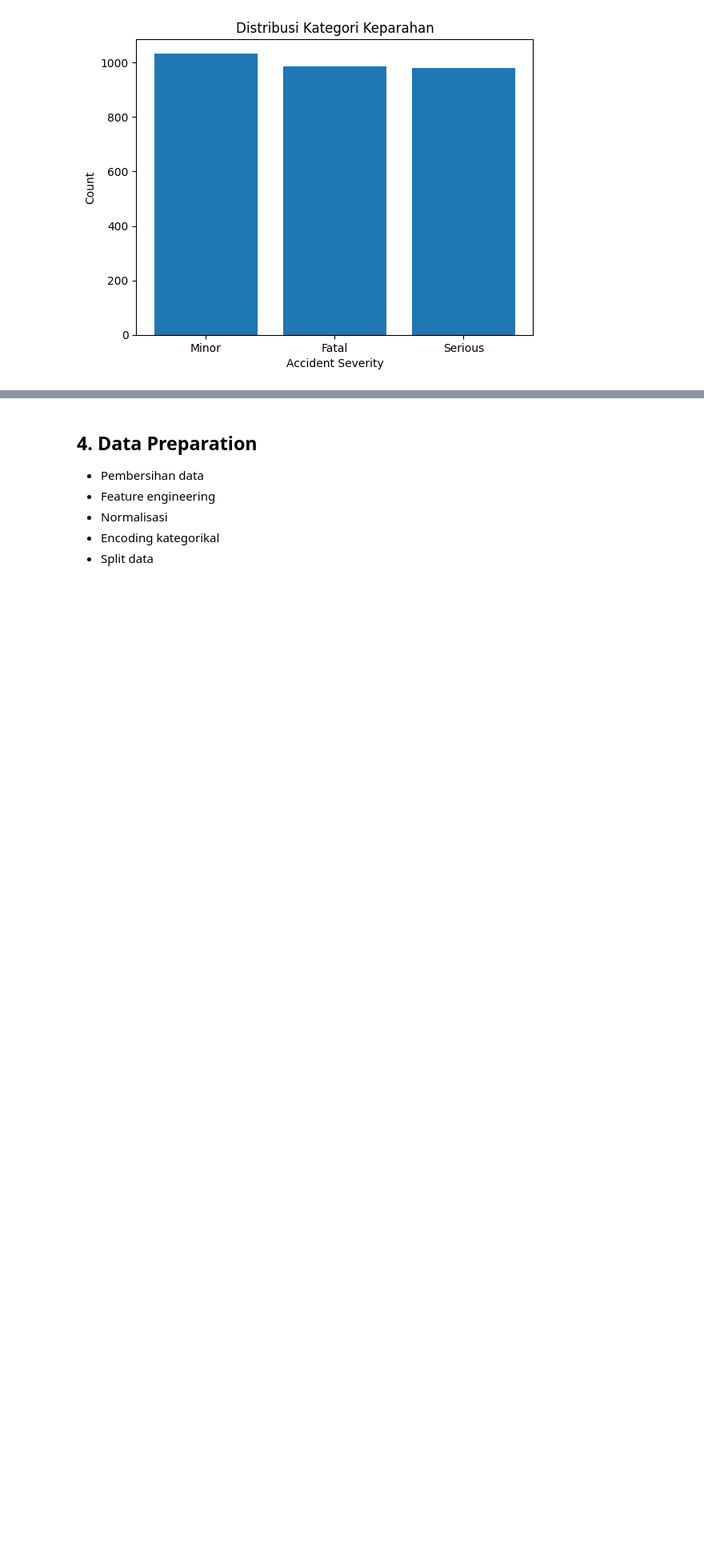
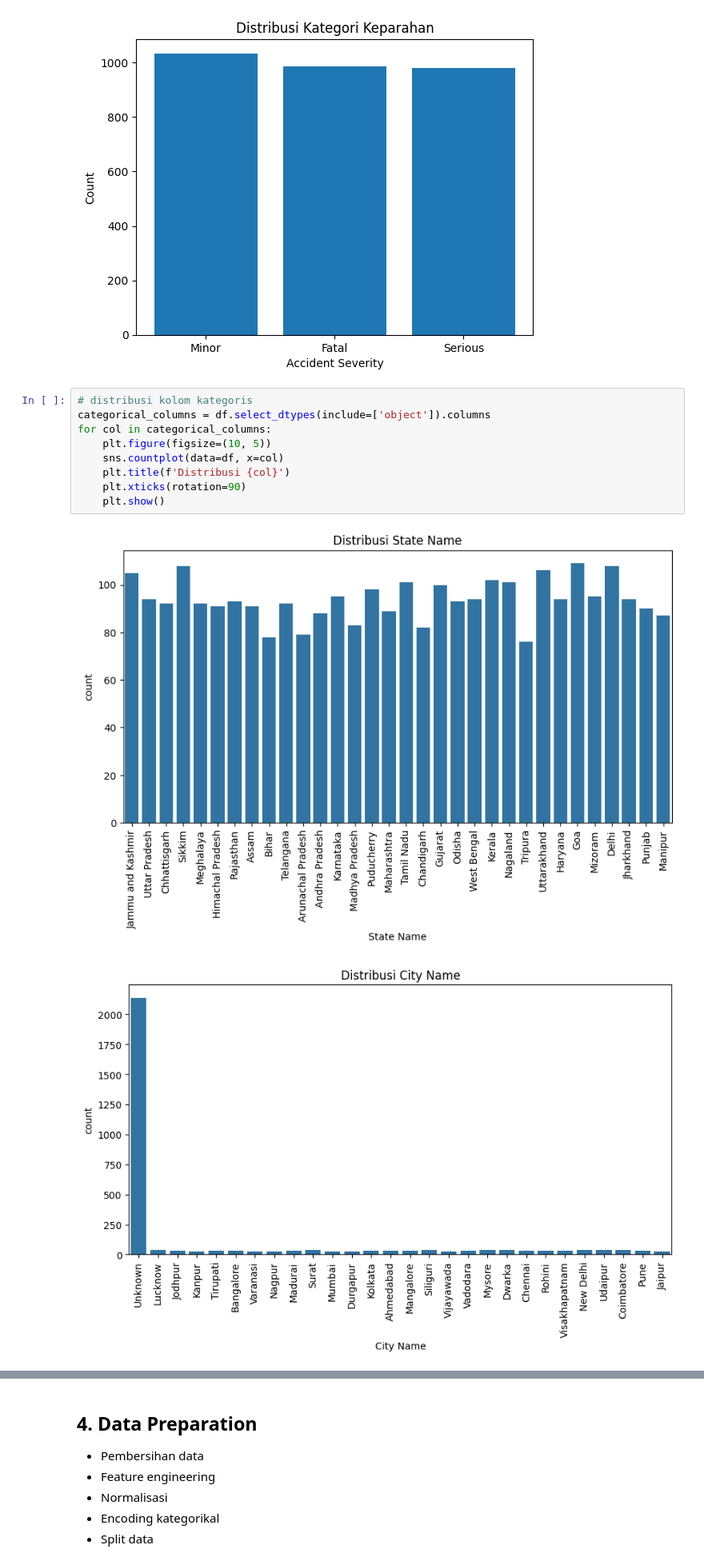
Before and after one commit to adrianramadhan/india-road-accident-prediction-applied-machine-learning-submission, a Jupyter notebook: accident_prediction_notebook.ipynb, the cells around one changed output, grey strips where cells are left out. Shown at 80% size. Drawn from its saved outputs; the diff is of its cells as text; blank space fills up the shorter version.

```diff
--- a/accident_prediction_notebook.ipynb
+++ b/accident_prediction_notebook.ipynb
@@ -54,3 +75,15 @@ plt.ylabel('Count')
 plt.show()
 # %% [output]
 [figure]
+# %%
+# distribusi kolom kategoris
+categorical_columns = df.select_dtypes(include=['object']).columns
+for col in categorical_columns:
+    plt.figure(figsize=(10, 5))
+    sns.countplot(data=df, x=col)
+    plt.title(f'Distribusi {col}')
+    plt.xticks(rotation=90)
+    plt.show()
+# %% [output]
+[figure, added]
+[figure, added]
```
Also changed, not shown: parts of 5 cells of this notebook, 1 other file.
